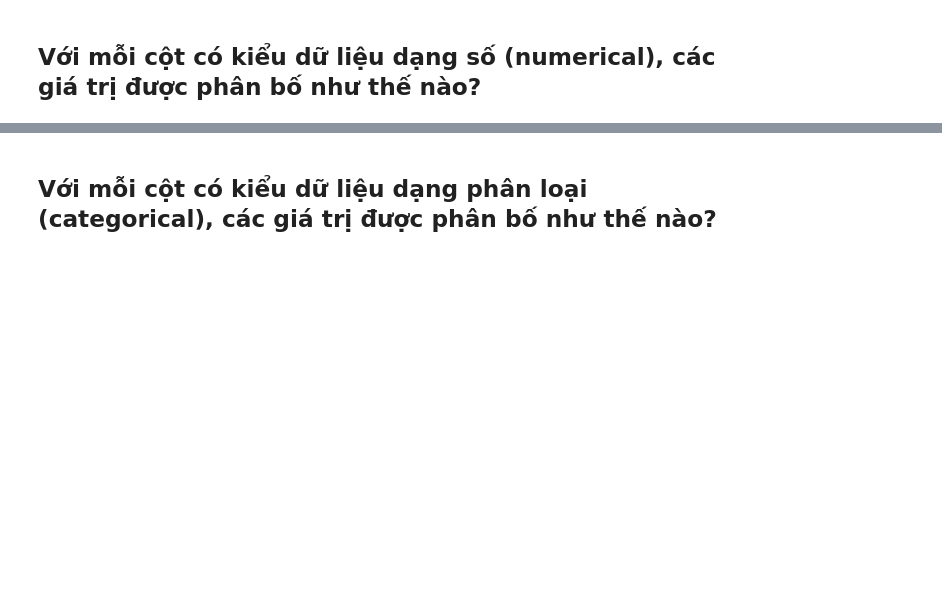
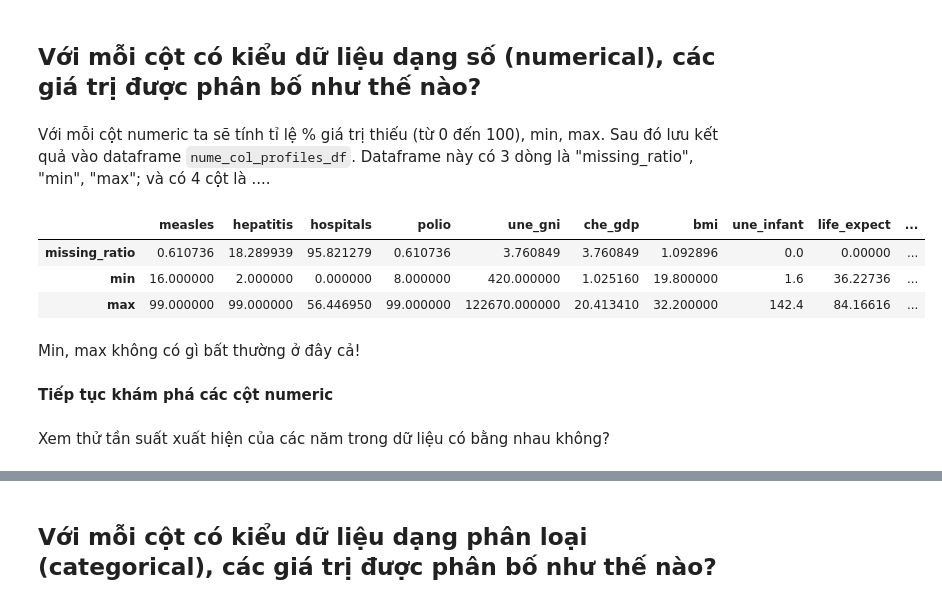
Before and after one commit to dhptrung/P4DS-FinalProject, a Jupyter notebook: P4DS-FinalProject.ipynb, the cells around one changed output, grey strips where cells are left out. Saved outputs shown, nothing was run; the diff lists cells and outputs as text; code cells hidden in the pictures; blank space fills up the shorter version.

```diff
--- a/P4DS-FinalProject.ipynb
+++ b/P4DS-FinalProject.ipynb
@@ -98,3 +137,24 @@ Tất cả các cột đều đã có kiểu dữ liệu phù hợp.
 # Khám phá dữ liệu (tiếp tục)
 # %% [markdown]
 ## Với mỗi cột có kiểu dữ liệu dạng số (numerical), các giá trị được phân bố như thế nào?
+# %% [markdown]
+Với mỗi cột numeric ta sẽ tính tỉ lệ % giá trị thiếu (từ 0 đến 100), min, max. Sau đó lưu kết quả vào dataframe `nume_col_profiles_df`. Dataframe này có 3 dòng là "missing_ratio", "min", "max"; và có 4 cột là ....
+# %%
+pd.set_option('display.max_columns', 30) # Để nhìn rõ hơn
+cate_cols = ['country', 'country_code', 'region']
+nume_cols = list(set(df.columns) - set(cate_cols))
+def missing_ratio(s):
+    return s.isnull().mean() * 100
+nume_col_profiles_df = df[nume_cols].agg([missing_ratio, min, max])
+nume_col_profiles_df
+# %% [output]
+|  | measles | hepatitis | hospitals | polio | une_gni | che_gdp | bmi | une_infant | life_expect | ... |
+| missing_ratio | 0.610736 | 18.289939 | 95.821279 | 0.610736 | 3.760849 | 3.760849 | 1.092896 | 0.0 | 0.00000 | ... |
+| min | 16.000000 | 2.000000 | 0.000000 | 8.000000 | 420.000000 | 1.025160 | 19.800000 | 1.6 | 36.22736 | ... |
+| max | 99.000000 | 99.000000 | 56.446950 | 99.000000 | 122670.000000 | 20.413410 | 32.200000 | 142.4 | 84.16616 | ... |
+# %% [markdown]
+Min, max không có gì bất thường ở đây cả!
+# %% [markdown]
+**Tiếp tục khám phá các cột numeric**
+# %% [markdown]
+Xem thử tần suất xuất hiện của các năm trong dữ liệu có bằng nhau không?
```
Also changed, not shown: parts of 26 cells of this notebook.
